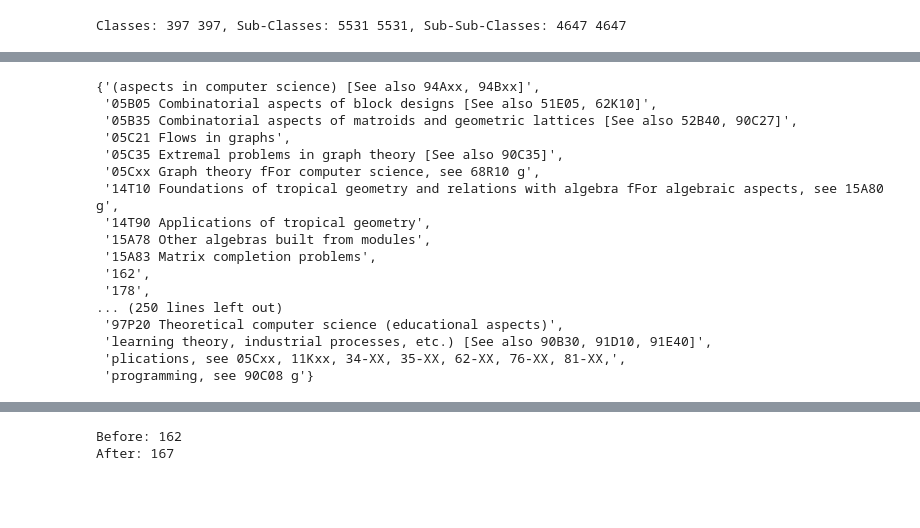
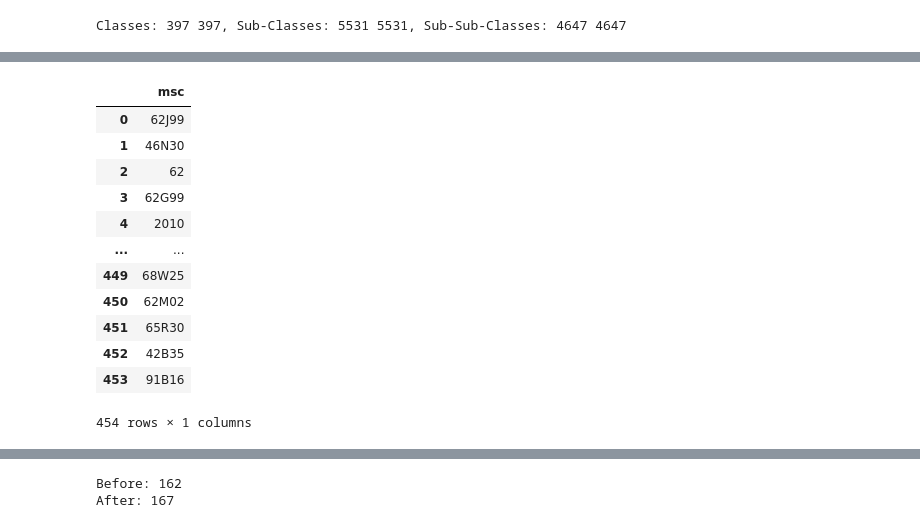
Before and after one commit to a-tabaza/paper-recommender, a Jupyter notebook: data_cleaning.ipynb, the cells around one changed output, grey strips where cells are left out. Saved outputs shown, nothing was run; the diff lists cells and outputs as text; code cells hidden in the pictures; blank space fills up the shorter version.

```diff
--- a/data_cleaning.ipynb
+++ b/data_cleaning.ipynb
@@ -285,26 +309,22 @@ for code in missing_codes:
         for line in text:
             if code in line:
                 missing_descriptions.add(line)
-# %%
-missing_descriptions
-# %% [output]
-{'(aspects in computer science) [See also 94Axx, 94Bxx]',
- '05B05 Combinatorial aspects of block designs [See also 51E05, 62K10]',
- '05B35 Combinatorial aspects of matroids and geometric lattices [See also 52B40, 90C27]',
- '05C21 Flows in graphs',
- '05C35 Extremal problems in graph theory [See also 90C35]',
- '05Cxx Graph theory fFor computer science, see 68R10 g',
- '14T10 Foundations of tropical geometry and relations with algebra fFor algebraic aspects, see 15A80 g',
- '14T90 Applications of tropical geometry',
- '15A78 Other algebras built from modules',
- '15A83 Matrix completion problems',
- '162',
- '178',
-... (250 lines left out)
- '97P20 Theoretical computer science (educational aspects)',
- 'learning theory, industrial processes, etc.) [See also 90B30, 91D10, 91E40]',
- 'plications, see 05Cxx, 11Kxx, 34-XX, 35-XX, 62-XX, 76-XX, 81-XX,',
- 'programming, see 90C08 g'}
+# %%
+msc_cleaned
+# %% [output]
+|  | msc |
+| 0 | 62J99 |
+| 1 | 46N30 |
+| 2 | 62 |
+| 3 | 62G99 |
+| 4 | 2010 |
+| ... | ... |
+| 449 | 68W25 |
+| 450 | 62M02 |
+| 451 | 65R30 |
+| 452 | 42B35 |
+| 453 | 91B16 |
+454 rows × 1 columns
 # %%
 # Inspected manually because data quality right?
 missing_descriptions = [
```
Also changed, not shown: parts of 13 cells of this notebook.
